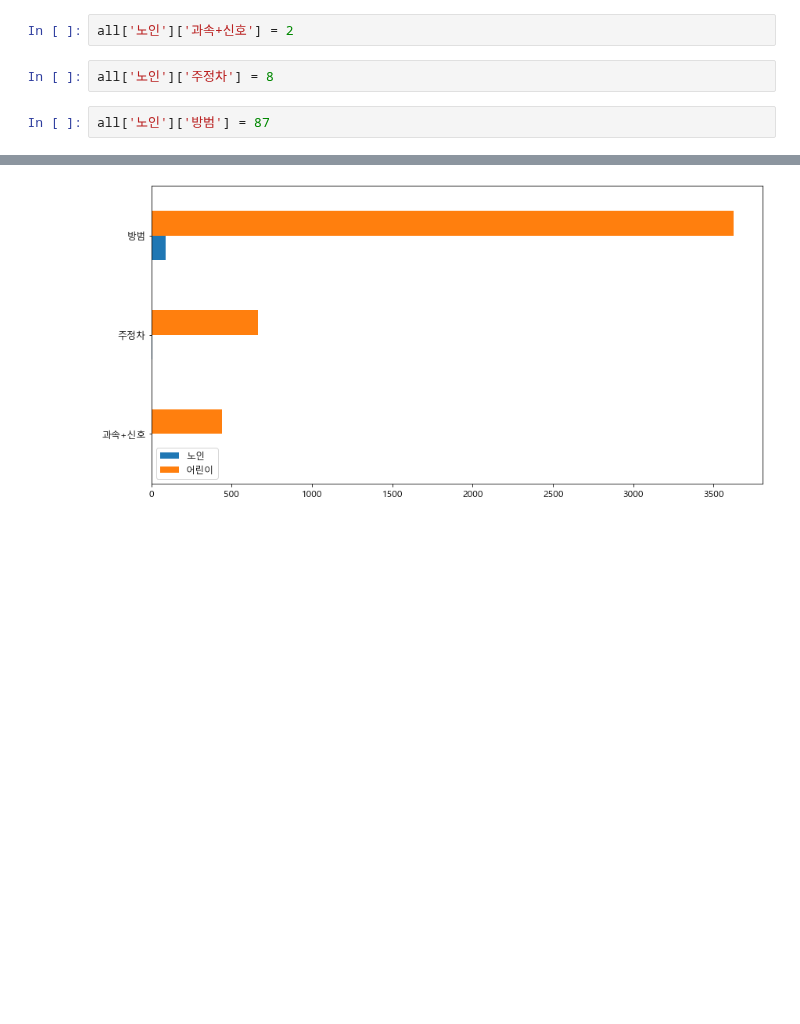
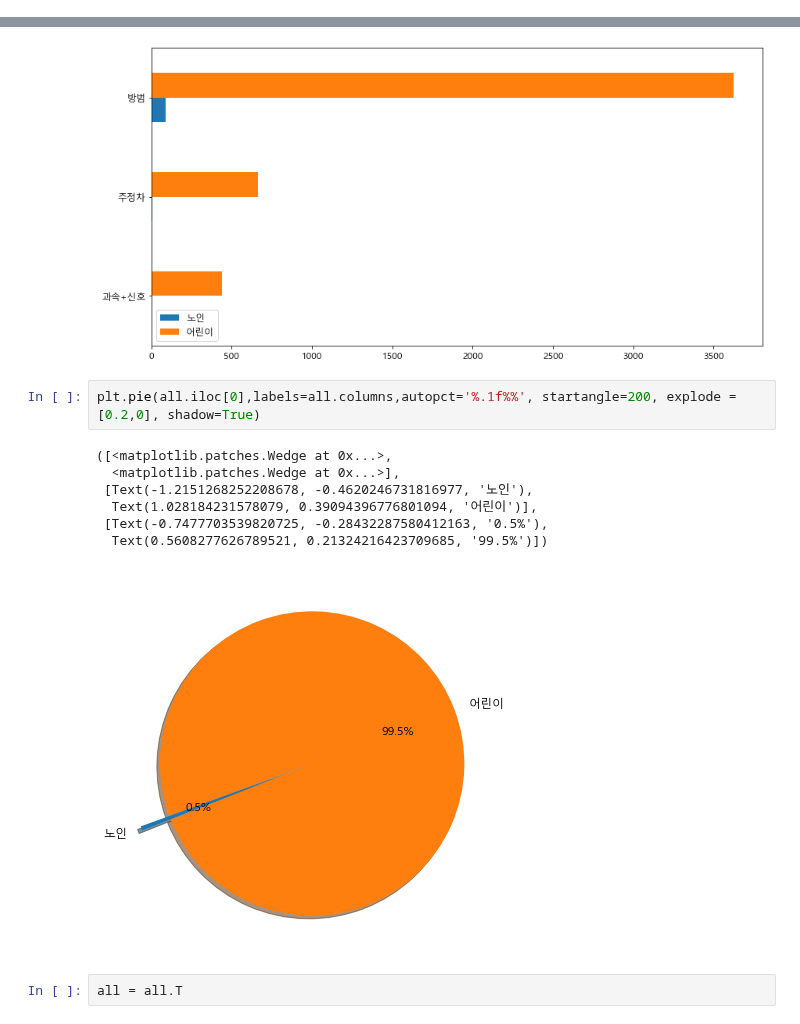
Before and after one commit to y7y1h13/StatisticsAnal, a Jupyter notebook: newPan/프로젝트/단속카메라.ipynb, the cells around one changed output, grey strips where cells are left out. Drawn from its saved outputs; the diff is of its cells as text; blank space fills up the shorter version.

```diff
--- a/newPan/프로젝트/단속카메라.ipynb
+++ b/newPan/프로젝트/단속카메라.ipynb
@@ -448,9 +438,3 @@ all
 | 과속+신호 | 2 | 438 |
 | 주정차 | 8 | 664 |
 | 방범 | 87 | 3623 |
-# %%
-all['노인']['과속+신호'] = 2
-# %%
-all['노인']['주정차'] = 8
-# %%
-all['노인']['방범'] = 87
@@ -465,3 +442,15 @@ all
 ax = all.plot(kind='barh')
 # %% [output]
 [figure]
+# %%
+plt.pie(all.iloc[0],labels=all.columns,autopct='%.1f%%', startangle=200, explode = [0.2,0], shadow=True)
+# %% [output]
+([<matplotlib.patches.Wedge at 0x...>,
+  <matplotlib.patches.Wedge at 0x...>],
+ [Text(-1.2151268252208678, -0.4620246731816977, '노인'),
+  Text(1.028184231578079, 0.39094396776801094, '어린이')],
+ [Text(-0.7477703539820725, -0.28432287580412163, '0.5%'),
+  Text(0.5608277626789521, 0.21324216423709685, '99.5%')])
+[figure, added]
+# %%
+all = all.T
```
Also changed, not shown: parts of 10 cells of this notebook, 3 other files.
